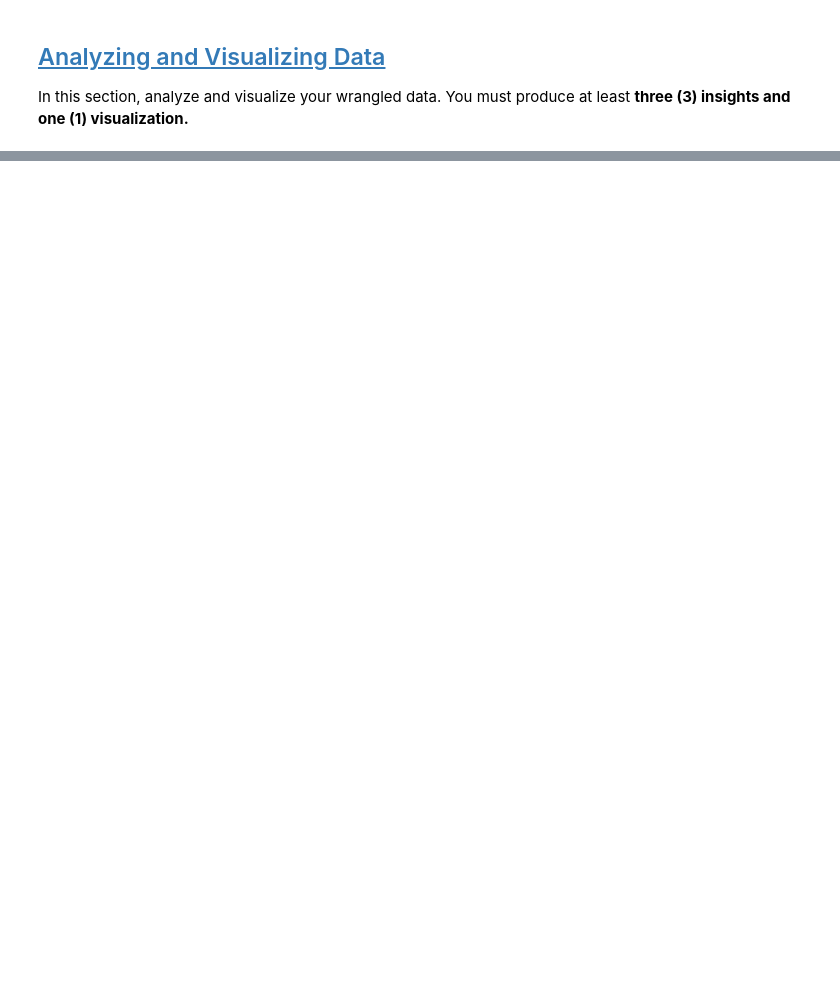
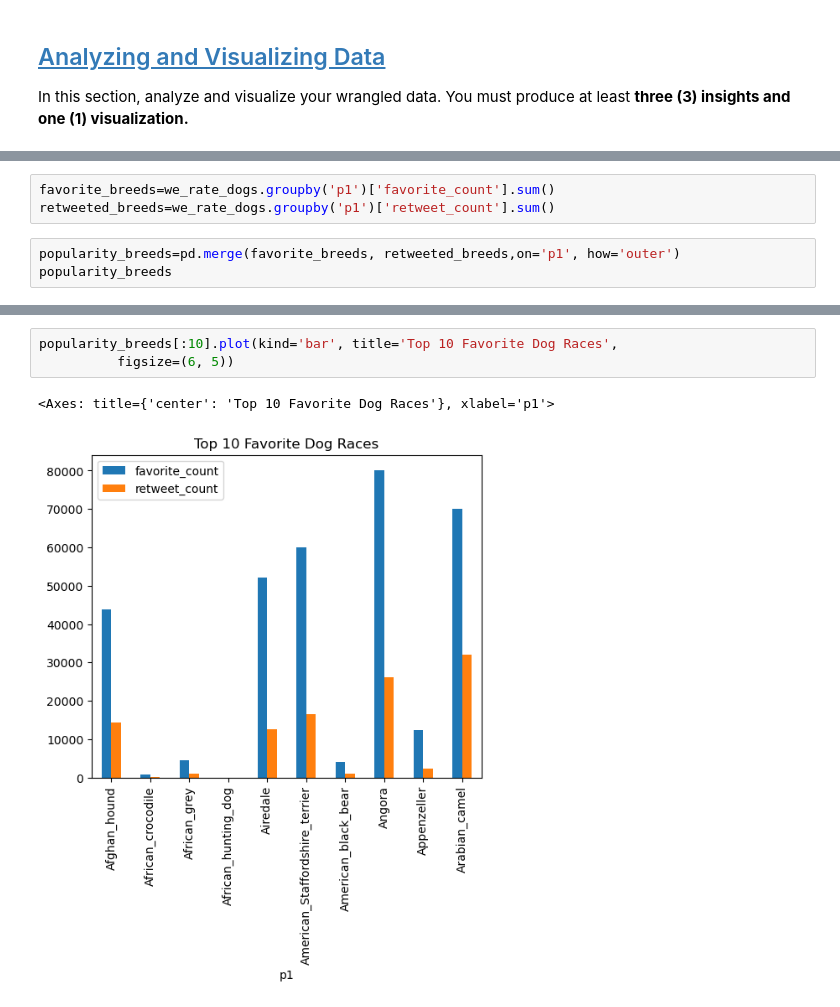
Before and after one commit to ccd239/udacity-wrangle-and-analyse-data, a Jupyter notebook: notebooks/wrangle_act.ipynb, the cells around one changed output, grey strips where cells are left out. Cells and saved outputs as stored; diff of their text form; blank space fills up the shorter version.

```diff
--- a/notebooks/wrangle_act.ipynb
+++ b/notebooks/wrangle_act.ipynb
@@ -765,0 +1520,6 @@ In this section, analyze and visualize your wrangled data. You must produce at l
+# %%
+favorite_breeds=we_rate_dogs.groupby('p1')['favorite_count'].sum()
+retweeted_breeds=we_rate_dogs.groupby('p1')['retweet_count'].sum()
+# %%
+popularity_breeds=pd.merge(favorite_breeds, retweeted_breeds,on='p1', how='outer')
+popularity_breeds
@@ -765,0 +1583,6 @@ In this section, analyze and visualize your wrangled data. You must produce at l
+# %%
+popularity_breeds[:10].plot(kind='bar', title='Top 10 Favorite Dog Races',
+          figsize=(6, 5))
+# %% [output]
+<Axes: title={'center': 'Top 10 Favorite Dog Races'}, xlabel='p1'>
+[figure, added]
```
Also changed, not shown: parts of 106 cells of this notebook.
